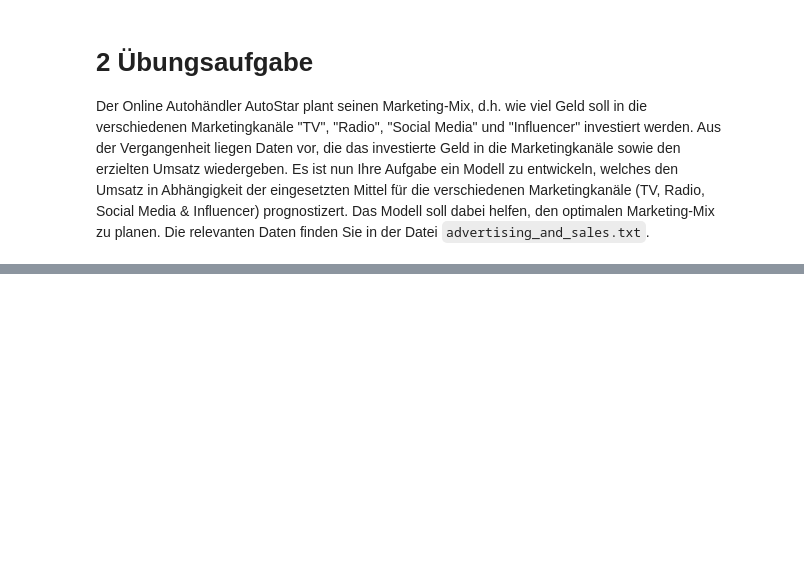
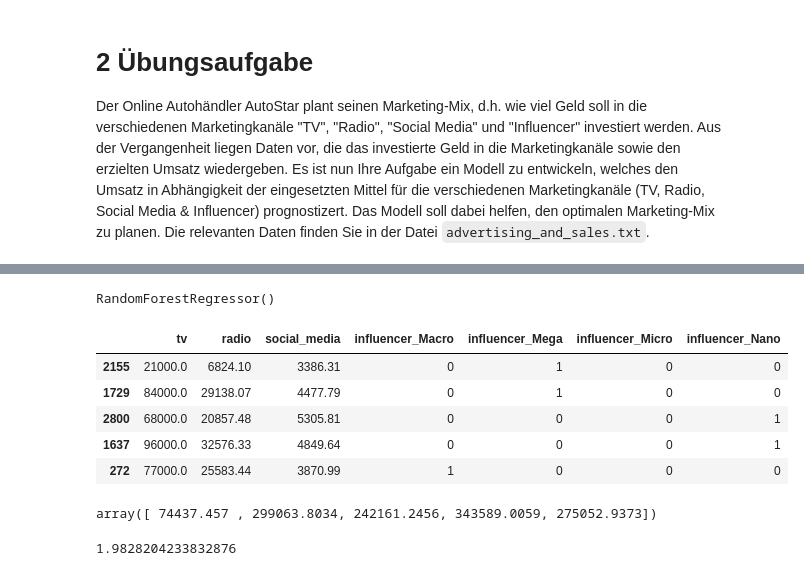
Before and after one commit to AlexKressner/Industrielles_Management, a Jupyter notebook: House_Price_Prediction.ipynb, the cells around one changed output, grey strips where cells are left out. Saved outputs shown, nothing was run; the diff lists cells and outputs as text; code cells hidden in the pictures; blank space fills up the shorter version.

```diff
--- a/House_Price_Prediction.ipynb
+++ b/House_Price_Prediction.ipynb
@@ -166,0 +278,9 @@ Der Online Autohändler AutoStar plant seinen Marketing-Mix, d.h. wie viel Geld
+# %%
+TARGET = "sales"
+# %%
+X = data.drop(columns=TARGET)
+y = data[TARGET]
+# %%
+X = pd.get_dummies(X)
+# %%
+X_train, X_test, y_train, y_test = train_test_split(X, y, test_size=0.2, random_state=3)
@@ -166,0 +289,4 @@ Der Online Autohändler AutoStar plant seinen Marketing-Mix, d.h. wie viel Geld
+# %%
+model.fit(X_train, y_train)
+# %% [output]
+RandomForestRegressor()
@@ -166,0 +295,17 @@ Der Online Autohändler AutoStar plant seinen Marketing-Mix, d.h. wie viel Geld
+# %%
+X_test.head(5)
+# %% [output]
+|  | tv | radio | social_media | influencer_Macro | influencer_Mega | influencer_Micro | influencer_Nano |
+| 2155 | 21000.0 | 6824.10 | 3386.31 | 0 | 1 | 0 | 0 |
+| 1729 | 84000.0 | 29138.07 | 4477.79 | 0 | 1 | 0 | 0 |
+| 2800 | 68000.0 | 20857.48 | 5305.81 | 0 | 0 | 0 | 1 |
+| 1637 | 96000.0 | 32576.33 | 4849.64 | 0 | 0 | 0 | 1 |
+| 272 | 77000.0 | 25583.44 | 3870.99 | 1 | 0 | 0 | 0 |
+# %%
+y_pred[:5]
+# %% [output]
+array([ 74437.457 , 299063.8034, 242161.2456, 343589.0059, 275052.9373])
+# %%
+sklearn.metrics.mean_absolute_percentage_error(y_test, y_pred)*100
+# %% [output]
+1.9828204233832876
```
Also changed, not shown: parts of 29 cells of this notebook.
